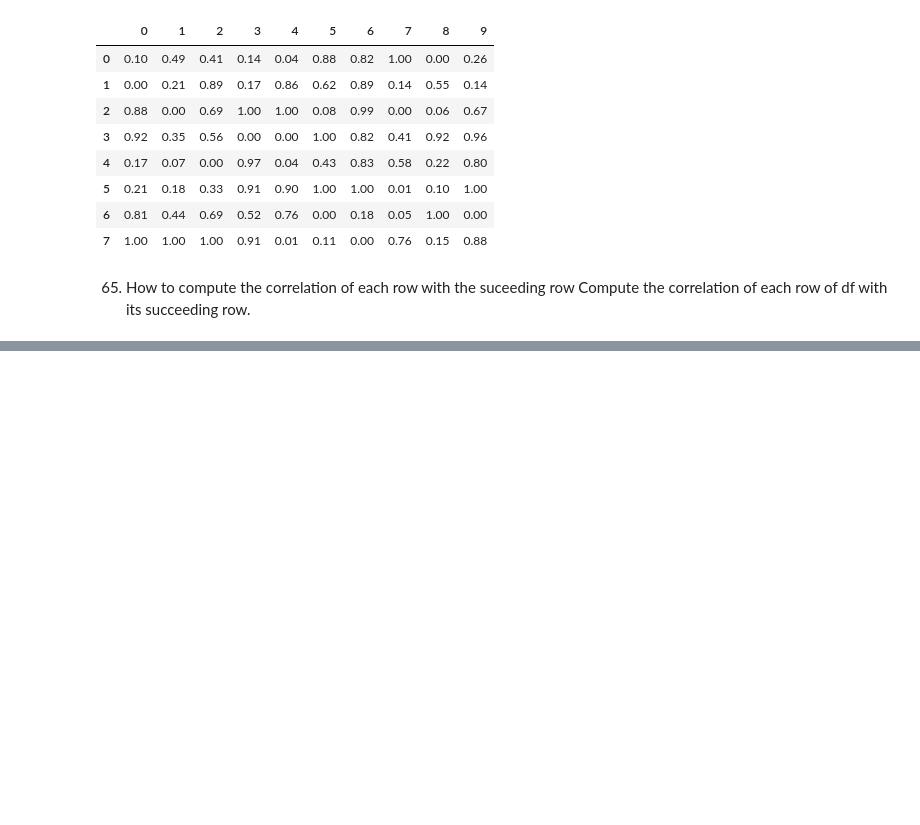
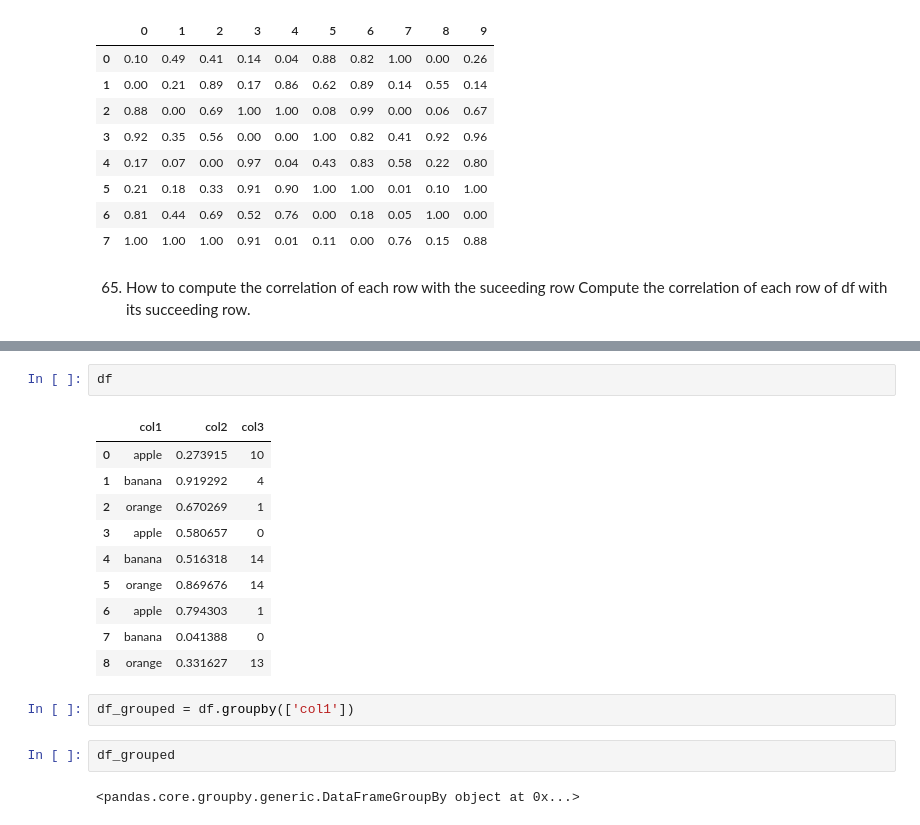
Before and after one commit to odinicc/Data-Practice, a Jupyter notebook: 23 Pandas Practise/61_70.ipynb, the cells around one changed output, grey strips where cells are left out. Cells and saved outputs as stored; diff of their text form; blank space fills up the shorter version.

```diff
--- a/23 Pandas Practise/61_70.ipynb
+++ b/23 Pandas Practise/61_70.ipynb
@@ -107,0 +198,19 @@ Compute the correlation of each row of df with its succeeding row.
+# %%
+df
+# %% [output]
+|  | col1 | col2 | col3 |
+| 0 | apple | 0.273915 | 10 |
+| 1 | banana | 0.919292 | 4 |
+| 2 | orange | 0.670269 | 1 |
+| 3 | apple | 0.580657 | 0 |
+| 4 | banana | 0.516318 | 14 |
+| 5 | orange | 0.869676 | 14 |
+| 6 | apple | 0.794303 | 1 |
+| 7 | banana | 0.041388 | 0 |
+| 8 | orange | 0.331627 | 13 |
+# %%
+df_grouped = df.groupby(['col1'])
+# %%
+df_grouped
+# %% [output]
+<pandas.core.groupby.generic.DataFrameGroupBy object at 0x...>
```
Also changed, not shown: parts of 22 cells of this notebook.
